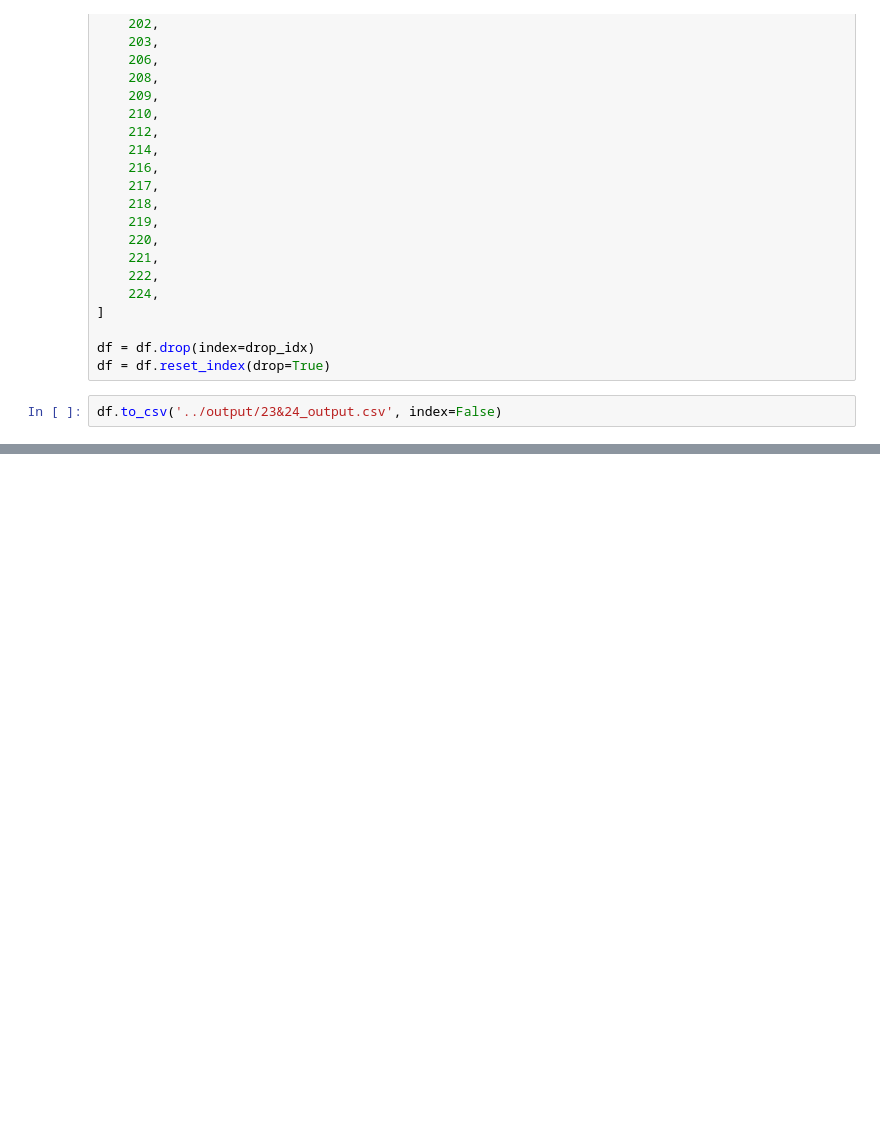
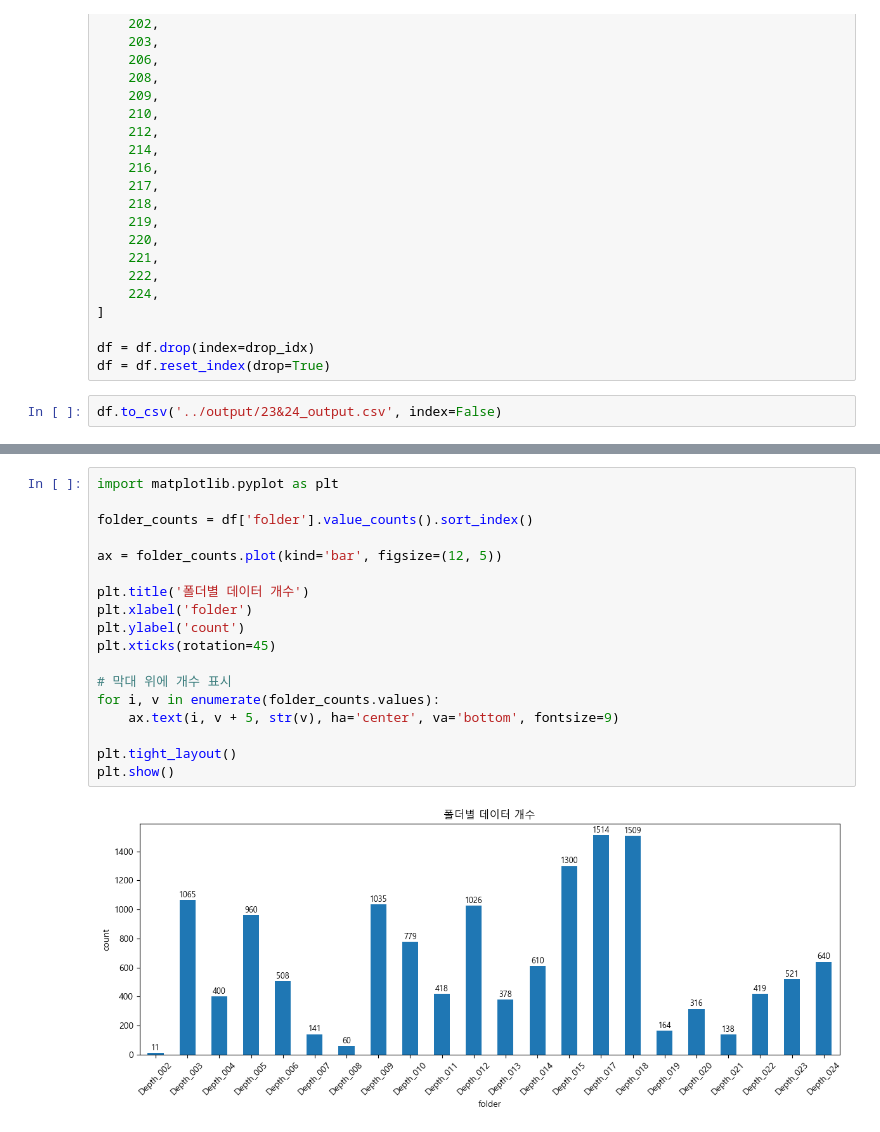
Before and after one commit to PU3-Lab/wheel-safe, a Jupyter notebook: notebooks/data_all_preprocessing.ipynb, the cells around one changed output, grey strips where cells are left out. Cells and saved outputs as stored; diff of their text form; blank space fills up the shorter version.

```diff
--- a/notebooks/data_all_preprocessing.ipynb
+++ b/notebooks/data_all_preprocessing.ipynb
@@ -174,0 +327,20 @@ plt.show()
+# %%
+import matplotlib.pyplot as plt
+
+folder_counts = df['folder'].value_counts().sort_index()
+
+ax = folder_counts.plot(kind='bar', figsize=(12, 5))
+
+plt.title('폴더별 데이터 개수')
+plt.xlabel('folder')
+plt.ylabel('count')
+plt.xticks(rotation=45)
+
+# 막대 위에 개수 표시
+for i, v in enumerate(folder_counts.values):
+    ax.text(i, v + 5, str(v), ha='center', va='bottom', fontsize=9)
+
+plt.tight_layout()
+plt.show()
+# %% [output]
+[figure, added]
```
Also changed, not shown: parts of 22 cells of this notebook, 5 other files.
